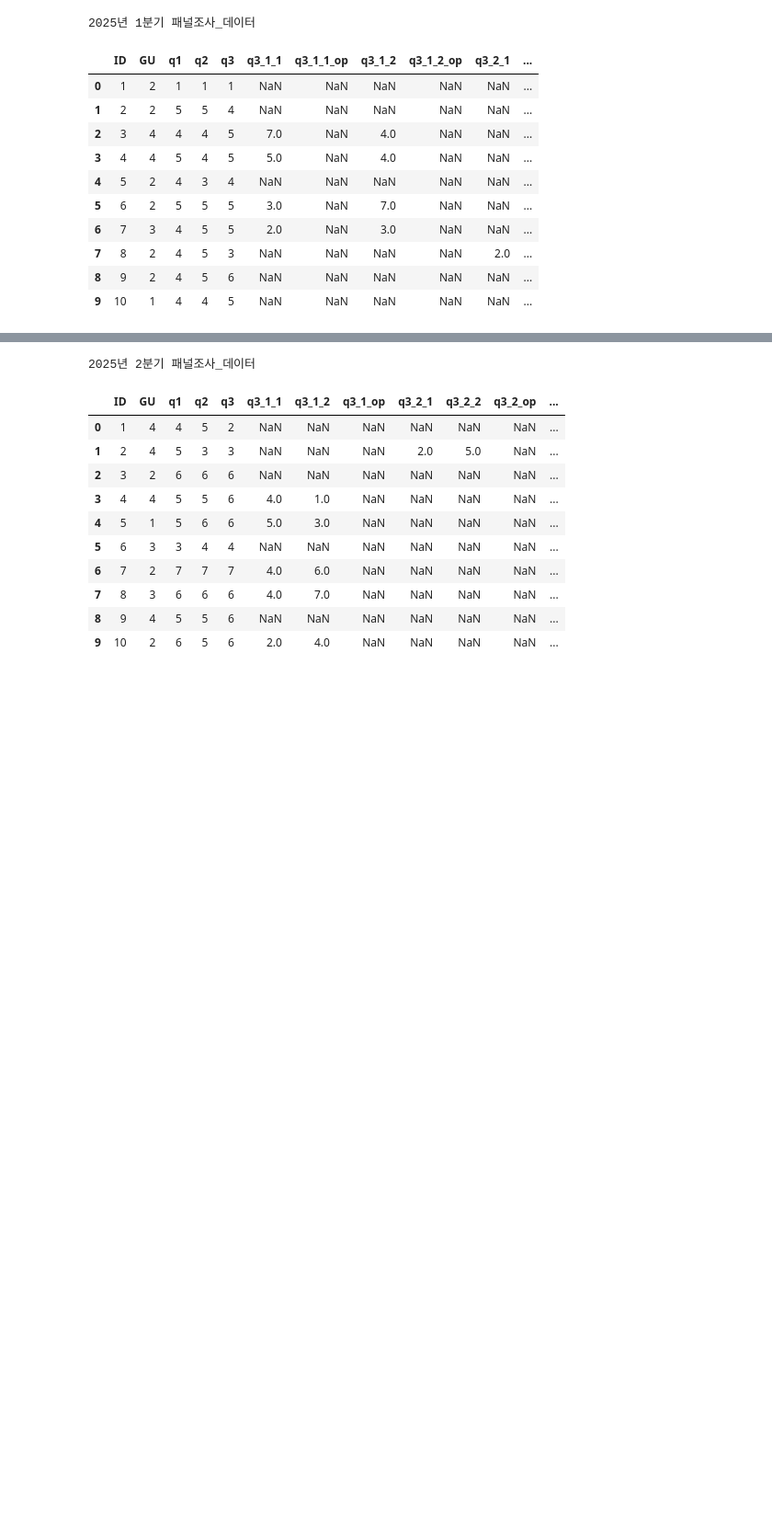
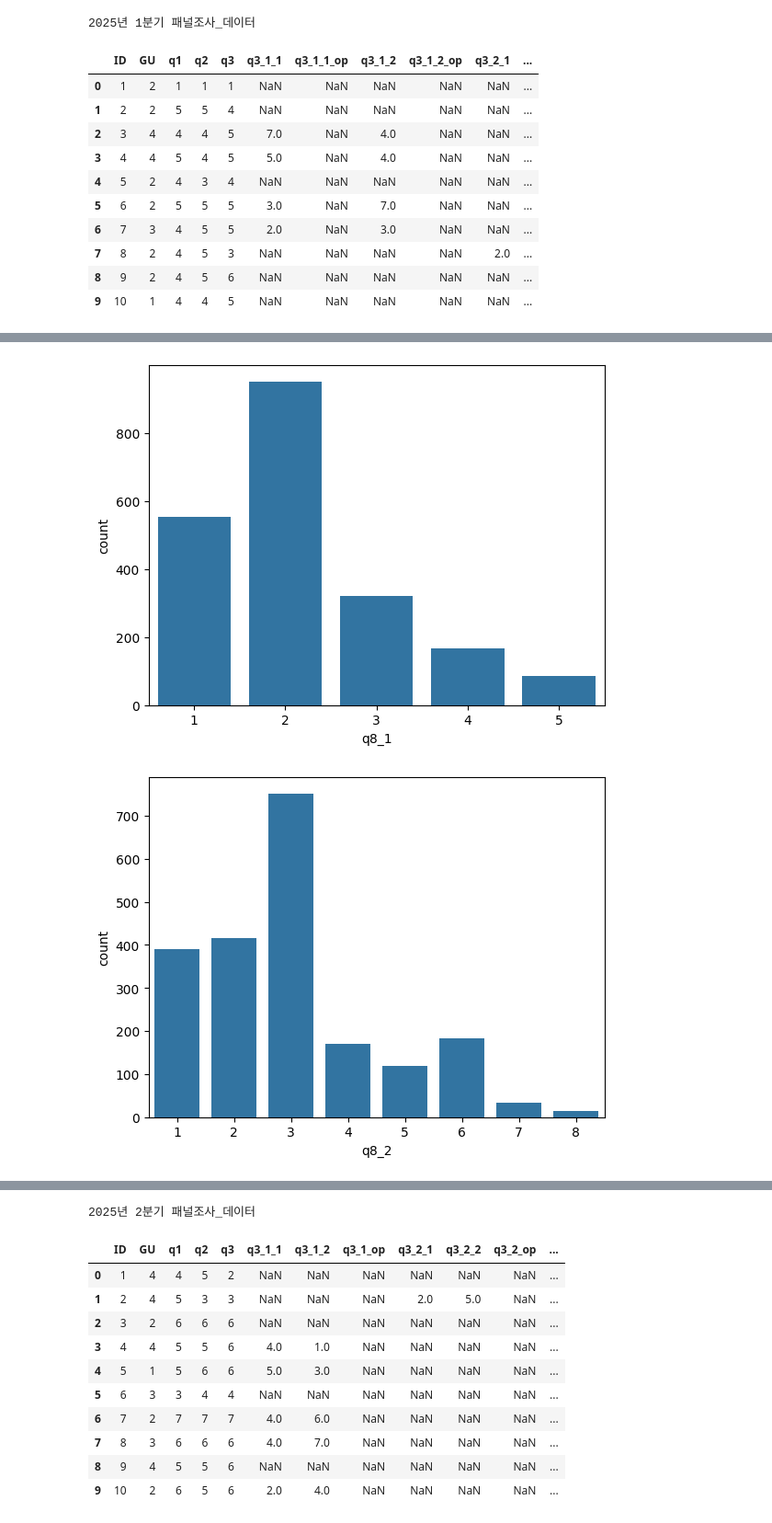
Before and after one commit to HOYUN-Y/Data_projects, a Jupyter notebook: dacon_sri_suwon_data_analysis/[Dacon] 공공데이터를 활용 수원시 정책 제안.ipynb, the cells around one changed output, grey strips where cells are left out. Shown at 92% size. Cells and saved outputs as stored; diff of their text form; code cells hidden in the pictures; blank space fills up the shorter version.

```diff
--- a/dacon_sri_suwon_data_analysis/[Dacon] 공공데이터를 활용 수원시 정책 제안.ipynb
+++ b/dacon_sri_suwon_data_analysis/[Dacon] 공공데이터를 활용 수원시 정책 제안.ipynb
@@ -86,0 +113,21 @@ display(survey_2025_1.head(10))
+# %%
+survey_2025_1['q8_1']
+sns.countplot(x='q8_1', data=survey_2025_1) # 8-1 주택 부문. ① 주택 공급 부족 ② 주거비 부담(전월세금 자금 부족 등) ③ 열악한 주거환경 ④ 주택 증개축 어려움 ⑤ 기타( )
+plt.show()
+sns.countplot(x='q8_2', data=survey_2025_1) # 8-1 주택 부문. ① 주택 공급 부족 ② 주거비 부담(전월세금 자금 부족 등) ③ 열악한 주거환경 ④ 주택 증개축 어려움 ⑤ 기타( )
+plt.show()
+sns.countplot(x='q8_3', data=survey_2025_1) # 8-1 주택 부문. ① 주택 공급 부족 ② 주거비 부담(전월세금 자금 부족 등) ③ 열악한 주거환경 ④ 주택 증개축 어려움 ⑤ 기타( )
+plt.show()
+sns.countplot(x='q8_4', data=survey_2025_1) # 8-1 주택 부문. ① 주택 공급 부족 ② 주거비 부담(전월세금 자금 부족 등) ③ 열악한 주거환경 ④ 주택 증개축 어려움 ⑤ 기타( )
+plt.show()
+sns.countplot(x='q8_5', data=survey_2025_1) # 8-1 주택 부문. ① 주택 공급 부족 ② 주거비 부담(전월세금 자금 부족 등) ③ 열악한 주거환경 ④ 주택 증개축 어려움 ⑤ 기타( )
+plt.show()
+sns.countplot(x='q8_6', data=survey_2025_1) # 8-1 주택 부문. ① 주택 공급 부족 ② 주거비 부담(전월세금 자금 부족 등) ③ 열악한 주거환경 ④ 주택 증개축 어려움 ⑤ 기타( )
+plt.show()
+sns.countplot(x='q8_7', data=survey_2025_1) # 8-1 주택 부문. ① 주택 공급 부족 ② 주거비 부담(전월세금 자금 부족 등) ③ 열악한 주거환경 ④ 주택 증개축 어려움 ⑤ 기타( )
+plt.show()
+sns.countplot(x='q8_8', data=survey_2025_1) # 8-1 주택 부문. ① 주택 공급 부족 ② 주거비 부담(전월세금 자금 부족 등) ③ 열악한 주거환경 ④ 주택 증개축 어려움 ⑤ 기타( )
+plt.show()
+# %% [output]
+[figure, added]
+[figure, added]
```
Also changed, not shown: parts of 14 cells of this notebook, 1 other file.
